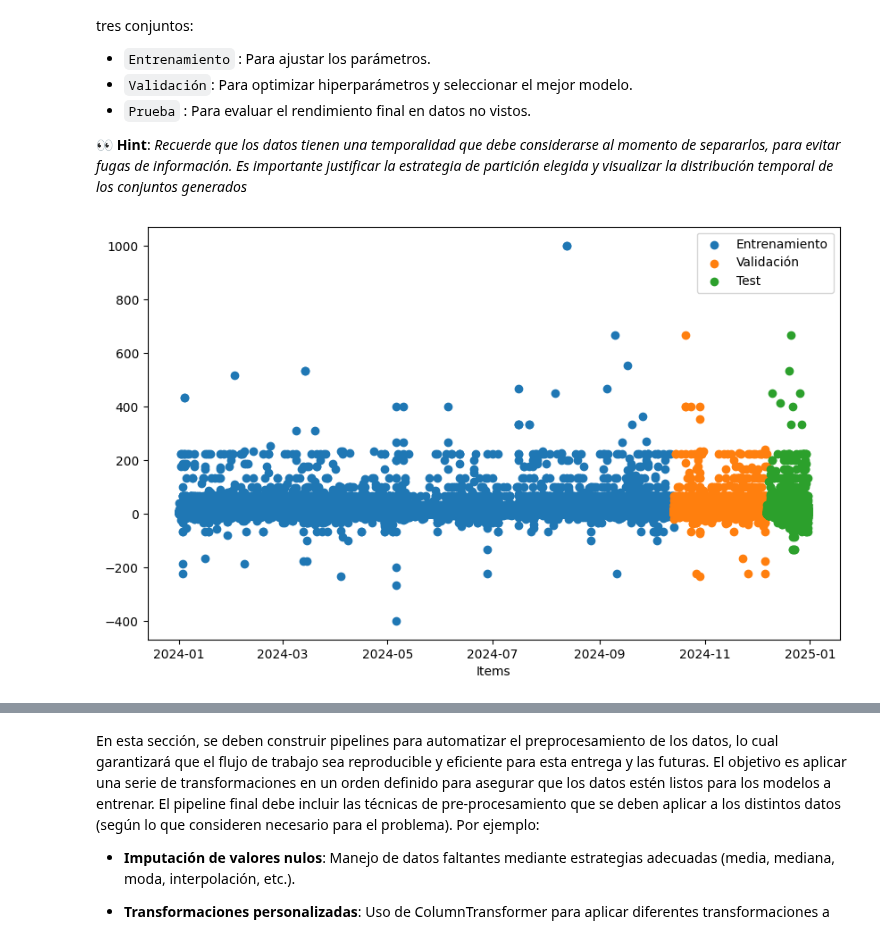
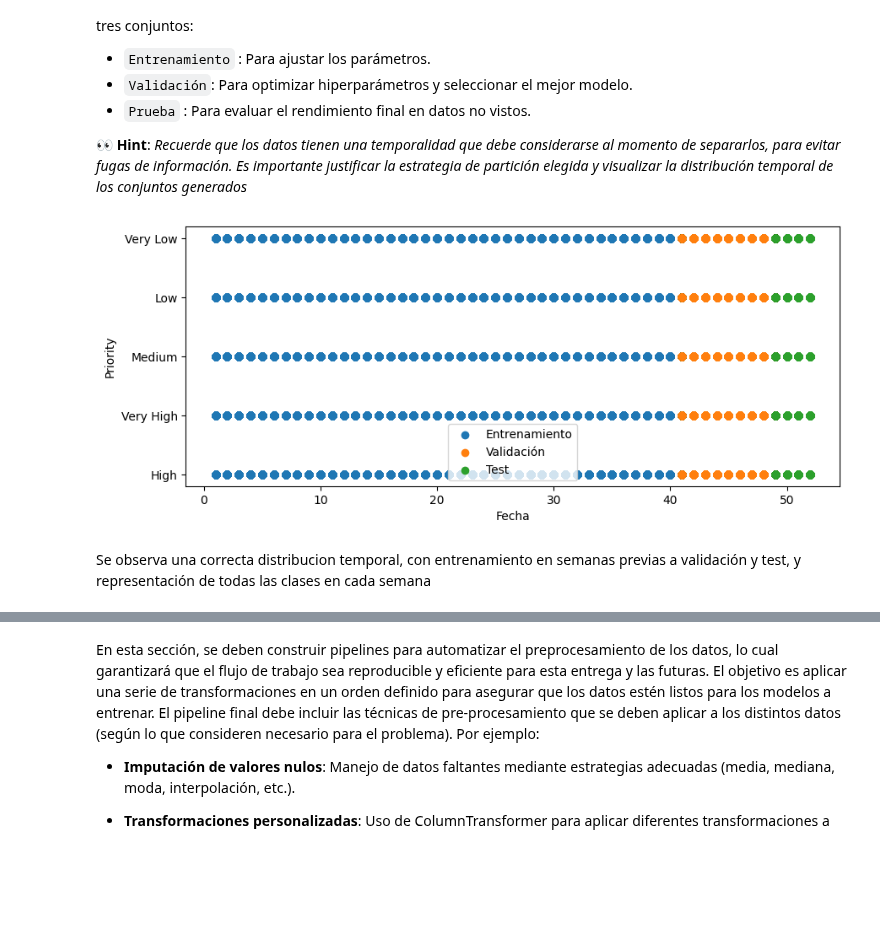
Before and after one commit to jesuvalenzuela/NanSquad, a Jupyter notebook: Proyecto/entrega1/enunciado_entrega1.ipynb, the cells around one changed output, grey strips where cells are left out. Saved outputs shown, nothing was run; the diff lists cells and outputs as text; code cells hidden in the pictures; blank space fills up the shorter version.

```diff
--- a/Proyecto/entrega1/enunciado_entrega1.ipynb
+++ b/Proyecto/entrega1/enunciado_entrega1.ipynb
@@ -491,33 +603,36 @@ Para evaluar correctamente el modelo y garantizar su capacidad de generalizació
 # Desarrolle aquí su código
 from sklearn.model_selection import train_test_split
 
-# Antes de hacer el split eliminaremos de antemano columnas que, según lo visto en el EDA, no servirán
-# En particular, se eliminará region_id', 'zone_id', 'num_visit_per_week', 'category' que tienen el mismo valo para todas las observaciones
-df_filtered = df.drop(columns = ['region_id', 'zone_id', 'num_visit_per_week', 'category'])
+# Para conservar el orden temporal, ordenamos el dataset y luego separamos usando 'shuffle = False'
+df_sorted = weekly_data.sort_values(by = ['week'])
 
-# Para conservar el orden temporal, ordenamos el dataset y luego separamos usando 'shuffle = False'
-df_sorted = df_filtered.sort_values(by = ['purchase_date'])
+# Determinar variables predictoras y objetivo
+X = df_sorted.drop(columns=['weekly_items', 'priority'])
+y = df_sorted['priority']
 
 # Primero, separamos el conjunto de test, tomando el 10% final de los datos totales
-df_train_val, df_test = train_test_split(
-    df_sorted, test_size=0.1, shuffle=False, random_state=42)
+X_train_val, X_test, y_train_val, y_test = train_test_split(
+    X, y, test_size=0.1, shuffle=False, random_state=42)
 
 # Luego, separamos los datos restantes en conjuntos de entrenamiento (80%) y validación (20%)
-df_train, df_val = train_test_split(
-    df_train_val, test_size=0.2, shuffle=False, random_state=42)
+X_train, X_val, y_train, y_val = train_test_split(
+    X_train_val, y_train_val, test_size=0.2, shuffle=False, random_state=42)
 # %%
 import matplotlib.pyplot as plt
 
-plt.figure(figsize = (10,6))
-plt.scatter(x = df_train['purchase_date'], y = df_train['items'], label = 'Entrenamiento')
-plt.scatter(x = df_val['purchase_date'], y = df_val['items'], label = 'Validación')
-plt.scatter(x = df_test['purchase_date'], y = df_test['items'], label = 'Test')
+# gráfico para corroborar correcta distribucion temporal
+plt.figure(figsize = (10,4))
+plt.scatter(x = X_train['week'], y = y_train, label = 'Entrenamiento')
+plt.scatter(x = X_val['week'], y = y_val, label = 'Validación')
+plt.scatter(x = X_test['week'], y = y_test, label = 'Test')
 plt.xlabel('Fecha')
-plt.xlabel('Items')
+plt.ylabel('Priority')
 plt.legend()
 plt.show()
 # %% [output]
-[figure, old version]
+[figure, new version]
+# %% [markdown]
+Se observa una correcta distribucion temporal, con entrenamiento en semanas previas a validación y test, y representación de todas las clases en cada semana
 # %% [markdown]
 ## 📌 Feature Engineering [0.5 puntos]
 
```
Also changed, not shown: parts of 18 cells of this notebook, 3 other files.
